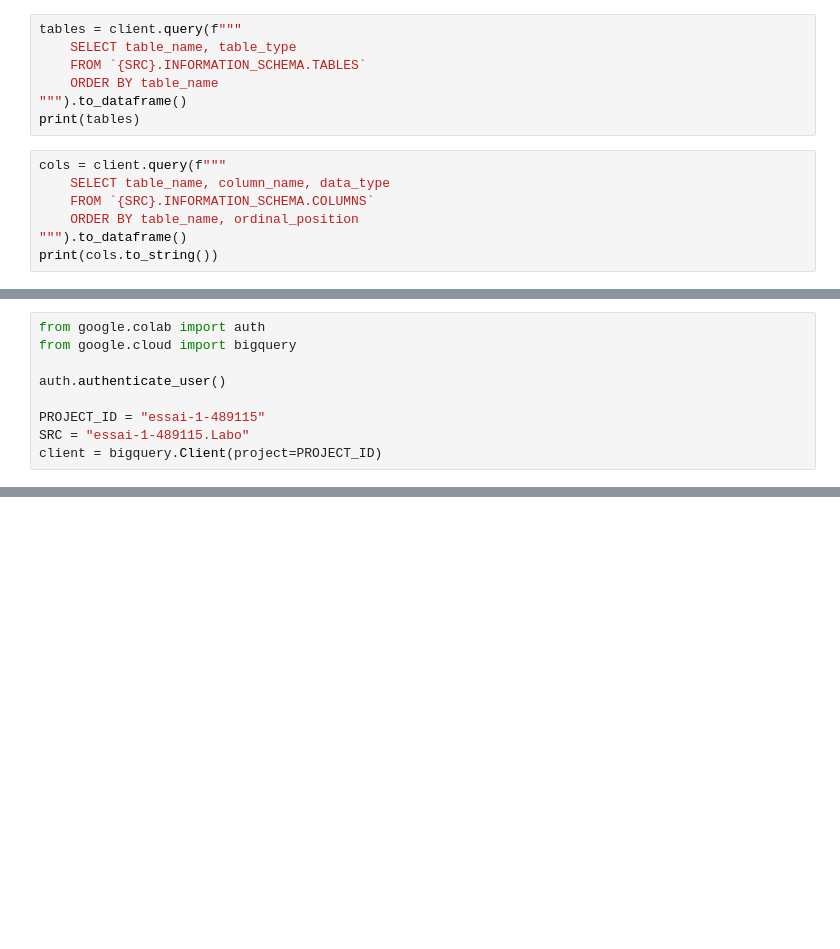
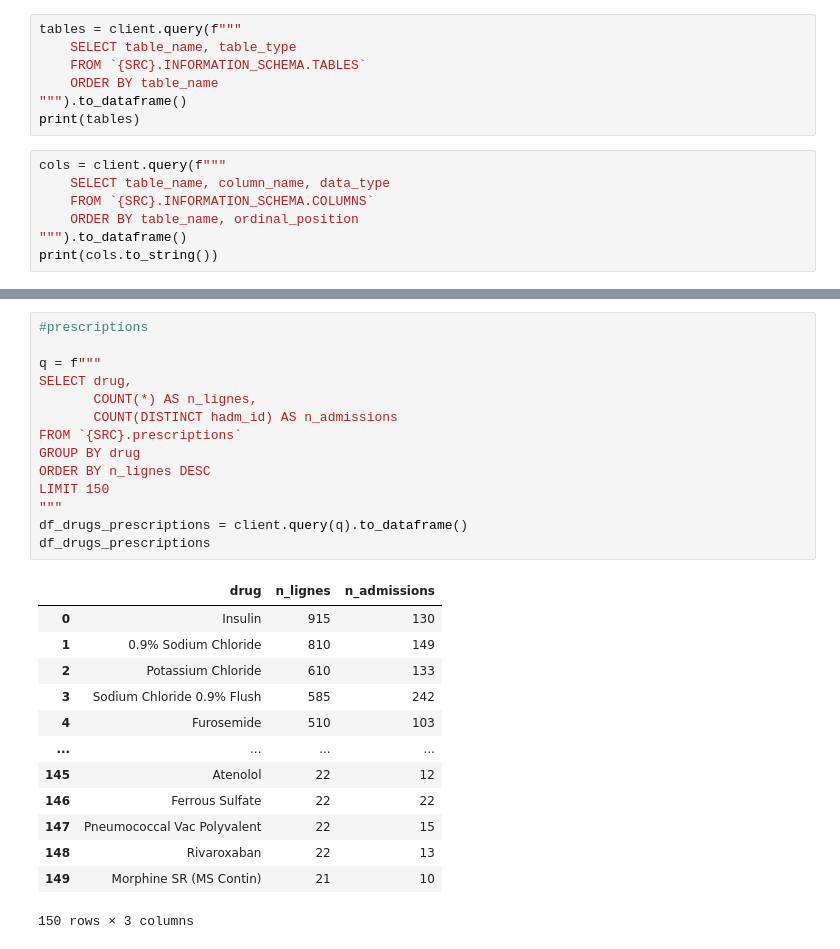
Before and after one commit to Kcanot/MIMICIV_demo, a Jupyter notebook: notebooks/Essai.ipynb, the cells around one changed output, grey strips where cells are left out. Saved outputs shown, nothing was run; the diff lists cells and outputs as text; blank space fills up the shorter version.

```diff
--- a/notebooks/Essai.ipynb
+++ b/notebooks/Essai.ipynb
@@ -65,12 +58,3 @@ token = userdata.get("GH_TOKEN")
-# %%
-from google.colab import auth
-from google.cloud import bigquery
-
-auth.authenticate_user()
-
-PROJECT_ID = "essai-1-489115"
-SRC = "essai-1-489115.Labo"
-client = bigquery.Client(project=PROJECT_ID)
 # %%
 tables = ["patients", "admissions", "icustays", "prescriptions",
           "inputevents", "d_items", "microbiologyevents"]
@@ -80,0 +172,28 @@ for t in tables:
+# %%
+#prescriptions
+
+q = f"""
+SELECT drug,
+       COUNT(*) AS n_lignes,
+       COUNT(DISTINCT hadm_id) AS n_admissions
+FROM `{SRC}.prescriptions`
+GROUP BY drug
+ORDER BY n_lignes DESC
+LIMIT 150
+"""
+df_drugs_prescriptions = client.query(q).to_dataframe()
+df_drugs_prescriptions
+# %% [output]
+|  | drug | n_lignes | n_admissions |
+| 0 | Insulin | 915 | 130 |
+| 1 | 0.9% Sodium Chloride | 810 | 149 |
+| 2 | Potassium Chloride | 610 | 133 |
+| 3 | Sodium Chloride 0.9% Flush | 585 | 242 |
+| 4 | Furosemide | 510 | 103 |
+| ... | ... | ... | ... |
+| 145 | Atenolol | 22 | 12 |
+| 146 | Ferrous Sulfate | 22 | 22 |
+| 147 | Pneumococcal Vac Polyvalent | 22 | 15 |
+| 148 | Rivaroxaban | 22 | 13 |
+| 149 | Morphine SR (MS Contin) | 21 | 10 |
+150 rows × 3 columns
```
Also changed, not shown: parts of 10 cells of this notebook.
